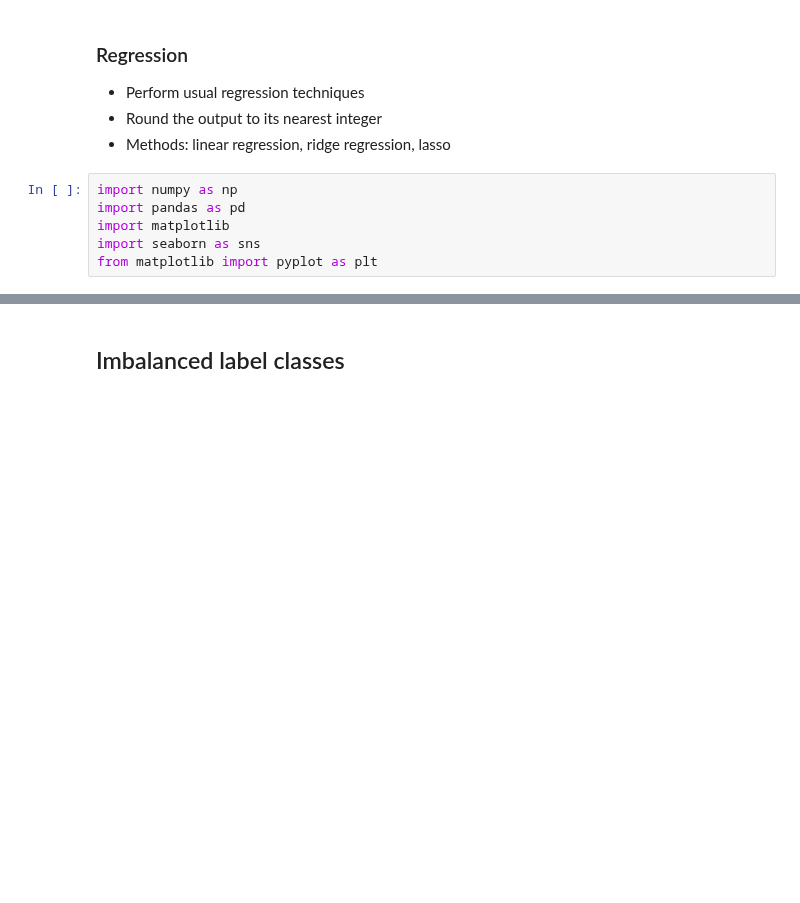
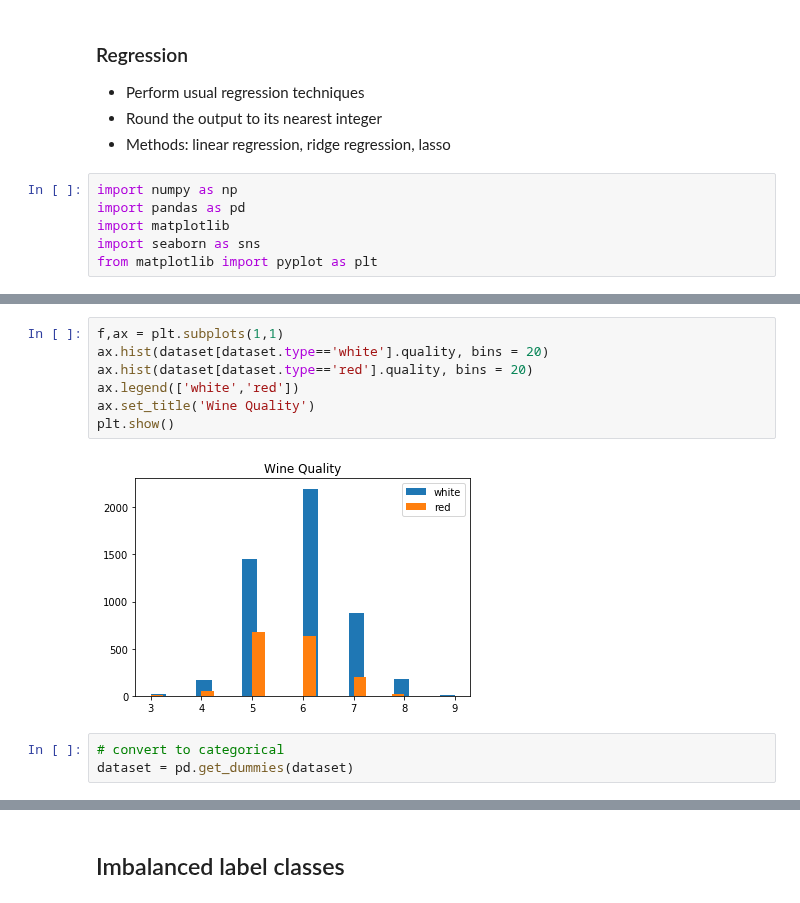
Before and after one commit to nhanph/BMME_480_Pham, a Jupyter notebook: Project/Presentation_Final_Regression.ipynb, the cells around one changed output, grey strips where cells are left out. Cells and saved outputs as stored; diff of their text form; blank space fills up the shorter version.

```diff
--- a/Project/Presentation_Final_Regression.ipynb
+++ b/Project/Presentation_Final_Regression.ipynb
@@ -83 +80,13 @@ memory usage: 459.3 KB
+# %%
+f,ax = plt.subplots(1,1)
+ax.hist(dataset[dataset.type=='white'].quality, bins = 20)
+ax.hist(dataset[dataset.type=='red'].quality, bins = 20)
+ax.legend(['white','red'])
+ax.set_title('Wine Quality')
+plt.show()
+# %% [output]
+[figure, added]
+# %%
+# convert to categorical
+dataset = pd.get_dummies(dataset)
 # %%
```
Also changed, not shown: parts of 76 cells of this notebook, 1 other file.
